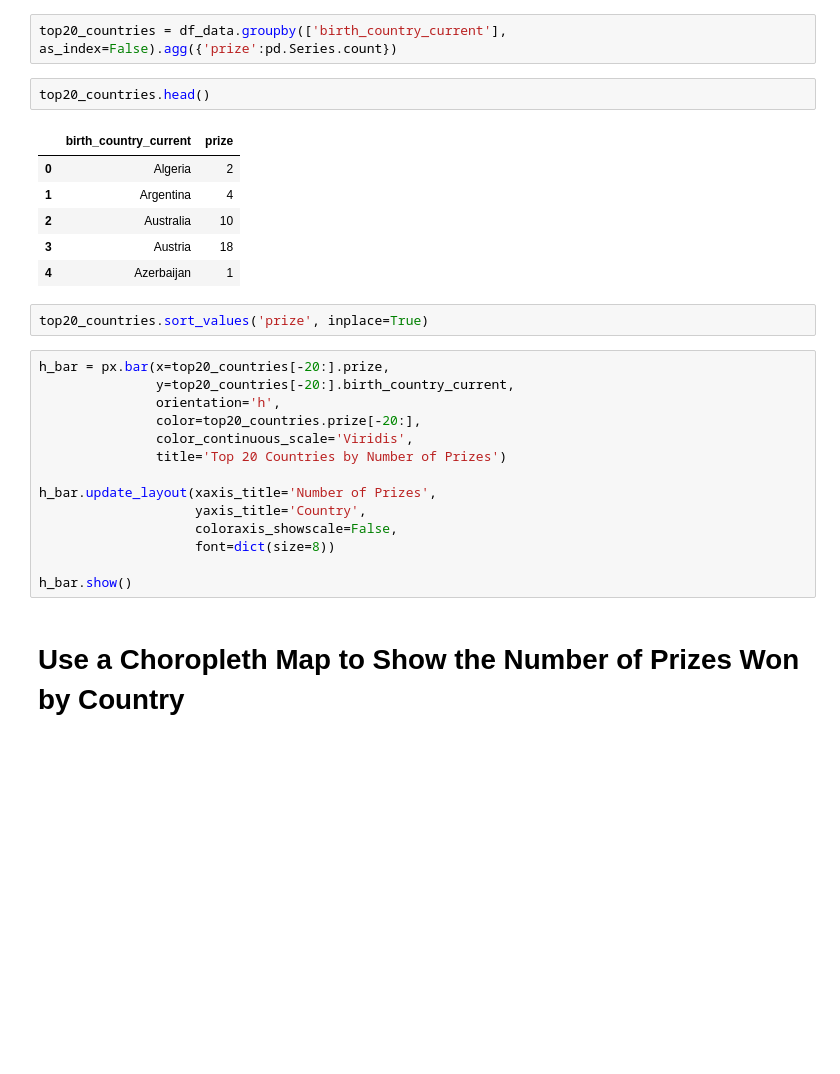
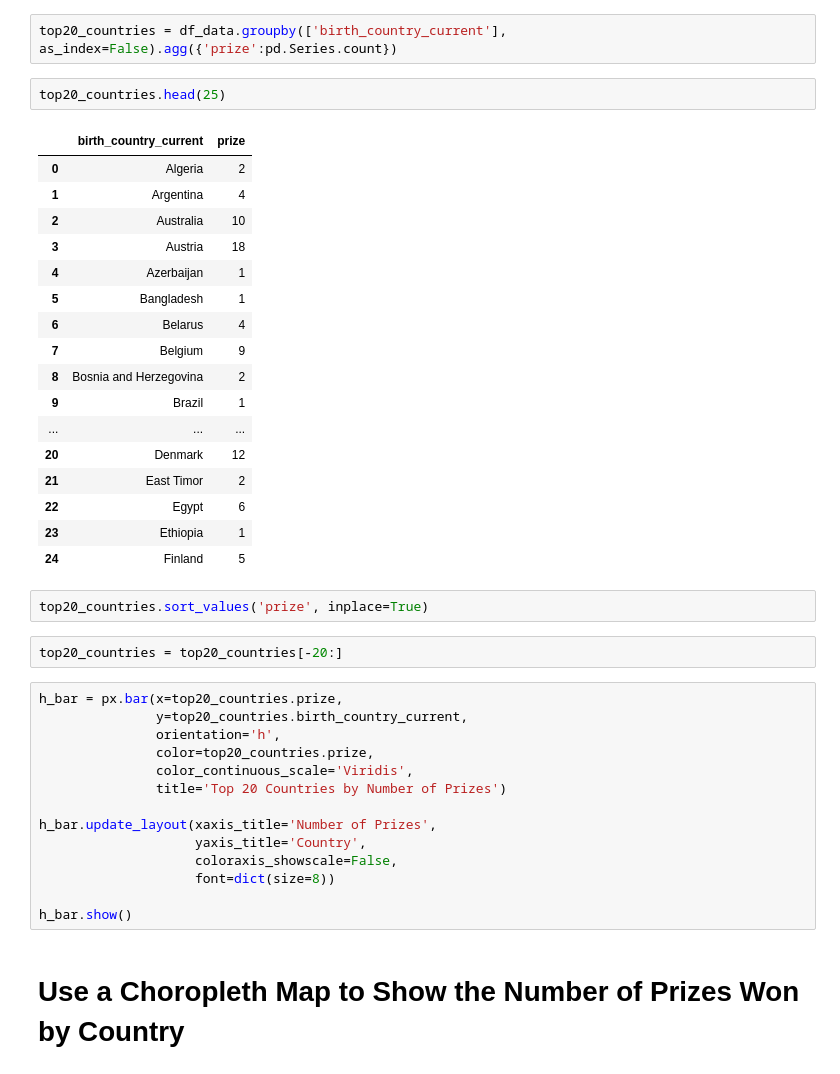
Before and after one commit to boolin9/nobel_prize_analysis, a Jupyter notebook: Nobel_Prize_Analysis.ipynb, the cells around one changed output. Cells and saved outputs as stored; diff of their text form; blank space fills up the shorter version.

```diff
--- a/Nobel_Prize_Analysis.ipynb
+++ b/Nobel_Prize_Analysis.ipynb
@@ -324,21 +310,34 @@ plt.show()
 # %%
 top20_countries = df_data.groupby(['birth_country_current'], as_index=False).agg({'prize':pd.Series.count})
 # %%
-top20_countries.head()
+top20_countries.head(25)
 # %% [output]
 |  | birth_country_current | prize |
 | 0 | Algeria | 2 |
 | 1 | Argentina | 4 |
 | 2 | Australia | 10 |
 | 3 | Austria | 18 |
 | 4 | Azerbaijan | 1 |
+| 5 | Bangladesh | 1 |
+| 6 | Belarus | 4 |
+| 7 | Belgium | 9 |
+| 8 | Bosnia and Herzegovina | 2 |
+| 9 | Brazil | 1 |
+| ... | ... | ... |
+| 20 | Denmark | 12 |
+| 21 | East Timor | 2 |
+| 22 | Egypt | 6 |
+| 23 | Ethiopia | 1 |
+| 24 | Finland | 5 |
 # %%
 top20_countries.sort_values('prize', inplace=True)
+# %%
+top20_countries = top20_countries[-20:]
 # %%
-h_bar = px.bar(x=top20_countries[-20:].prize,
-               y=top20_countries[-20:].birth_country_current,
+h_bar = px.bar(x=top20_countries.prize,
+               y=top20_countries.birth_country_current,
                orientation='h',
-               color=top20_countries.prize[-20:],
+               color=top20_countries.prize,
                color_continuous_scale='Viridis',
                title='Top 20 Countries by Number of Prizes')
 
```
Also changed, not shown: parts of 37 cells of this notebook, 1 other file.
